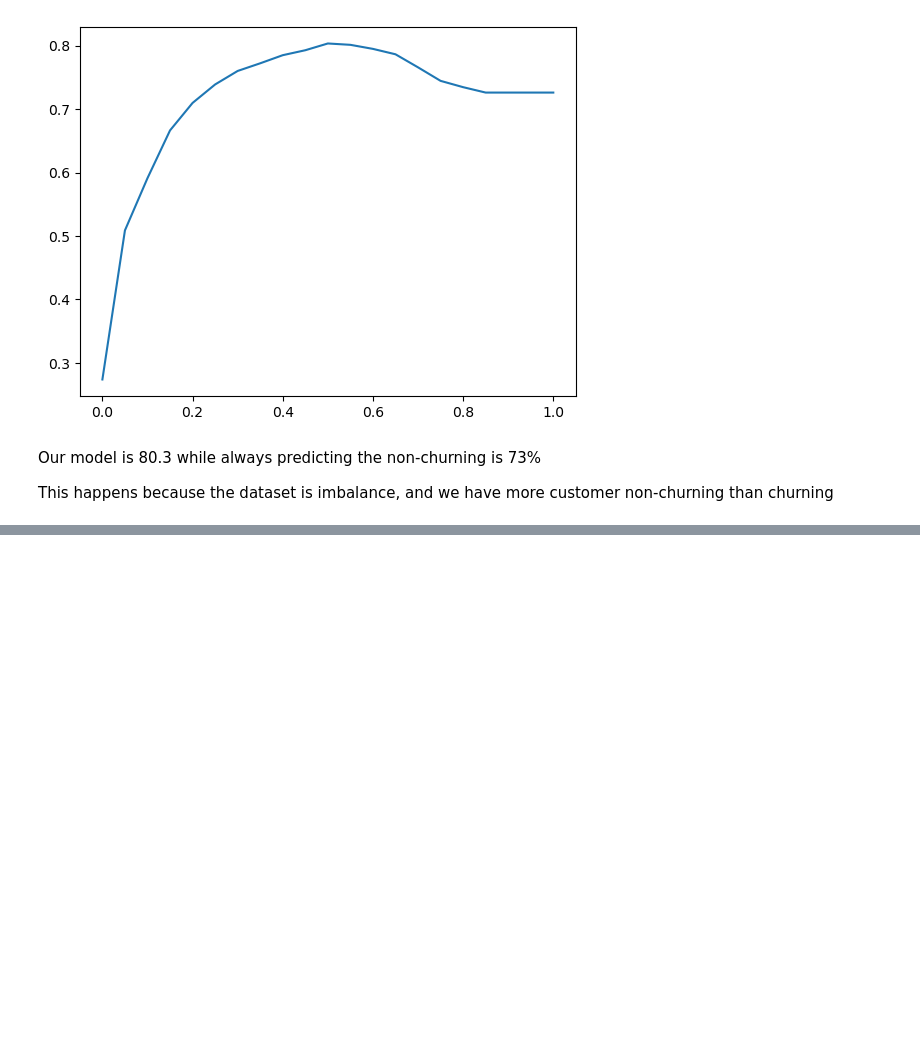
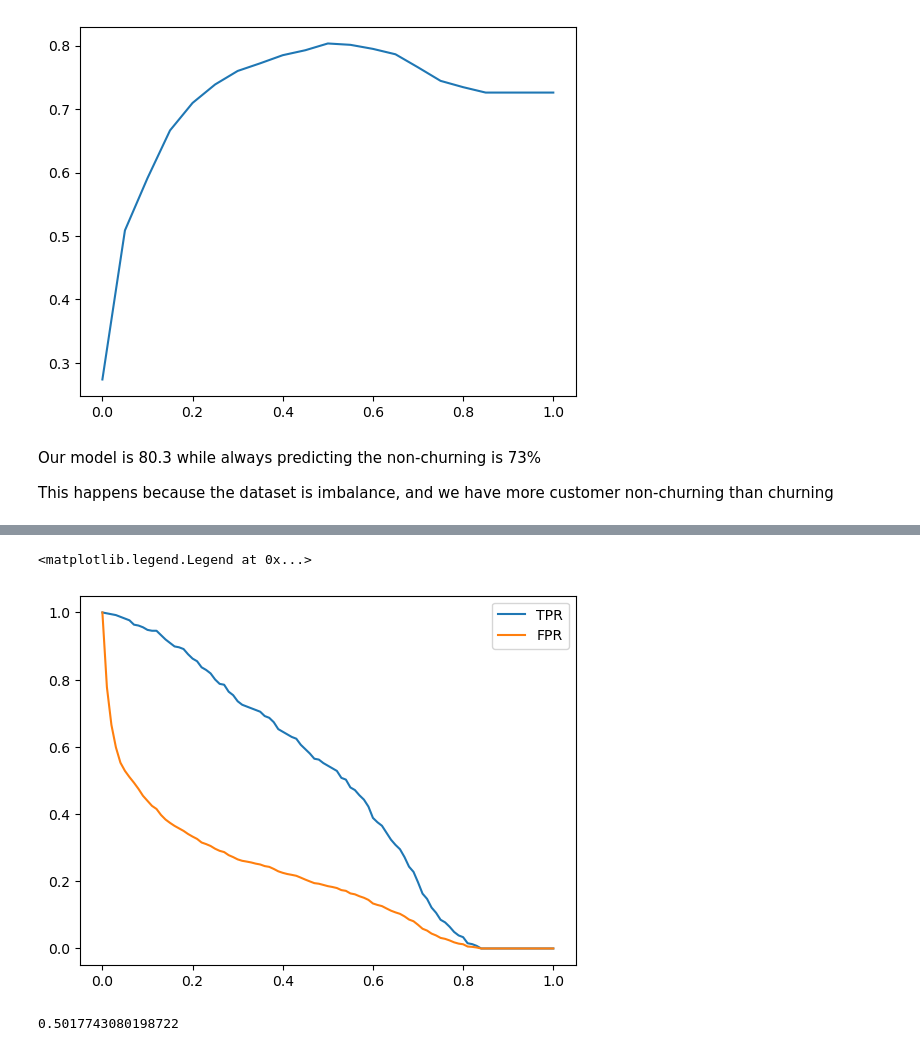
Before and after one commit to sotoblanco/ML-Zoomcamp, a Jupyter notebook: 03-Classification/classification_lessons.ipynb, the cells around one changed output, grey strips where cells are left out. Drawn from its saved outputs; the diff is of its cells as text; code cells hidden in the pictures; blank space fills up the shorter version.

```diff
--- a/03-Classification/classification_lessons.ipynb
+++ b/03-Classification/classification_lessons.ipynb
@@ -585,0 +597,3 @@ This happens because the dataset is imbalance, and we have more customer non-chu
+# %%
+fp = (predicted_positive & actual_negative).sum()
+fn = (predicted_negative & actual_positive).sum()
@@ -585,0 +653,24 @@ This happens because the dataset is imbalance, and we have more customer non-chu
+# %%
+scores = []
+thresholds = np.linspace(0, 1, 101)
+
+for t in thresholds:
+    actual_positive = (y_val == 1)
+    actual_negative = (y_val == 0)
+
+    predicted_positive = (y_pred >= t)
+    predicted_negative = (y_pred < t)
+
+    tp = (predicted_positive & actual_positive).sum()
+    tn = (predicted_negative & actual_negative).sum()
+
+    fp = (predicted_positive & actual_positive).sum()
+    fn = (predicted_negative & actual_positive).sum()
+
+    scores.append((t, tp, fp, fn, tn))
+# %%
+columns = ["thresholds", "tp", "fp", "fn", "tn"]
+df_scores = pd.DataFrame(scores, columns=columns)
+# %%
+df_scores["tpr"] = df_scores.tp / (df_scores.tp + df_scores.fn)
+df_scores["fpr"] = df_scores.fp / (df_scores.fp + df_scores.tn)
@@ -585,0 +693,13 @@ This happens because the dataset is imbalance, and we have more customer non-chu
+# %%
+plt.plot(df_scores.thresholds, df_scores["tpr"], label="TPR")
+plt.plot(df_scores.thresholds, df_scores["fpr"], label="FPR")
+plt.legend()
+# %% [output]
+<matplotlib.legend.Legend at 0x...>
+[figure, added]
+# %%
+np.random.seed(1)
+y_rand = np.random.uniform(0,1, size=len(y_val))
+((y_rand >= 0.5)==y_val).mean()
+# %% [output]
+0.5017743080198722
```
Also changed, not shown: parts of 30 cells of this notebook, 29 other files.
